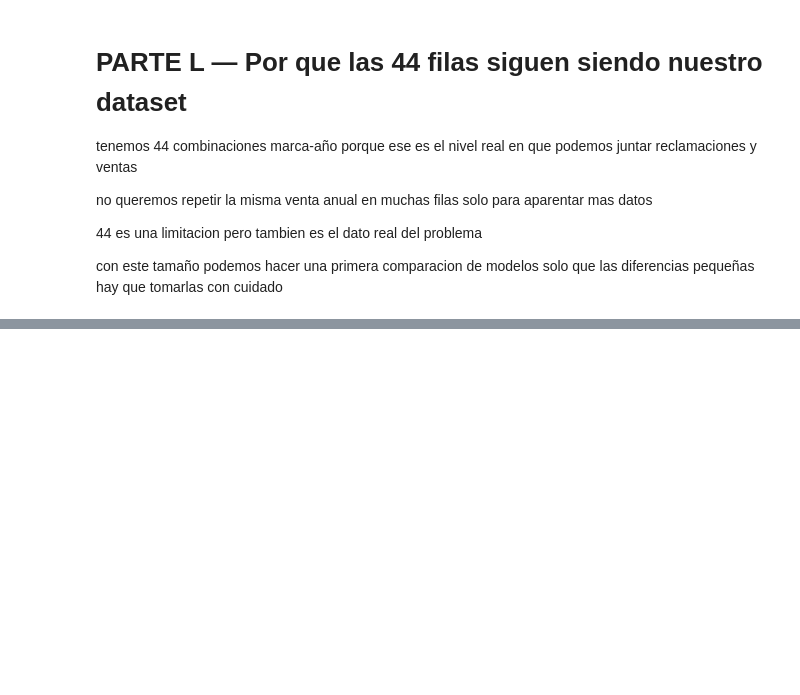
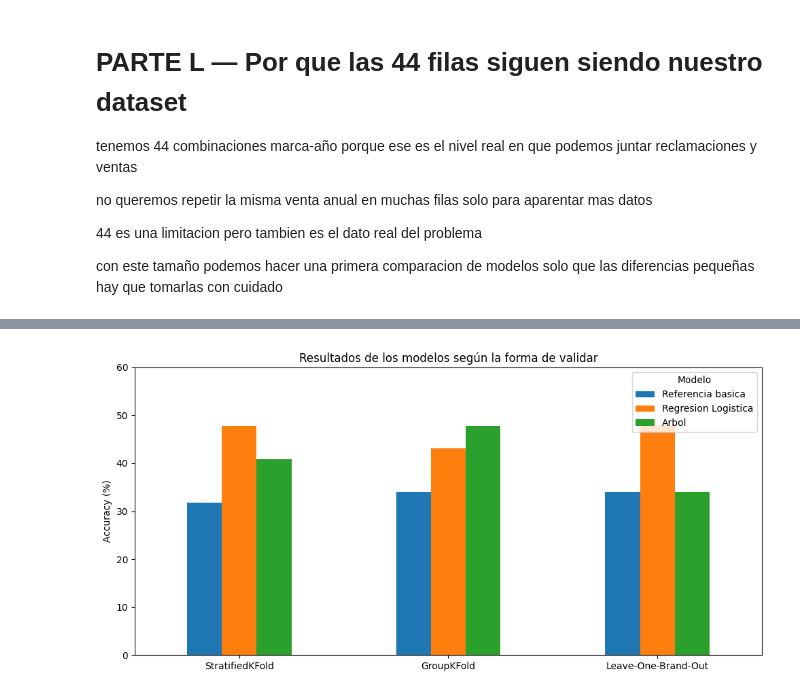
Before and after one commit to Anikawi/propuesta_parte1_S100_grupo9, a Jupyter notebook: S100_E9.ipynb, the cells around one changed output, grey strips where cells are left out. Saved outputs shown, nothing was run; the diff lists cells and outputs as text; code cells hidden in the pictures; blank space fills up the shorter version.

```diff
--- a/S100_E9.ipynb
+++ b/S100_E9.ipynb
@@ -2431,0 +2725,25 @@ solo que las diferencias pequeñas hay que tomarlas con cuidado
+# %%
+tabla_resultados_final = resultados_validacion.copy()
+tabla_resultados_final["Aciertos de 44"] = (
+    tabla_resultados_final["Accuracy"] * len(X)
+).round().astype(int)
+tabla_resultados_final["Accuracy (%)"] = (
+    tabla_resultados_final["Accuracy"] * 100
+).round(1)
+tabla_resultados_final["F1 macro"] = tabla_resultados_final["F1_macro"].round(3)
+
+orden_esquemas = ["StratifiedKFold", "GroupKFold", "Leave-One-Brand-Out"]
+orden_modelos = ["Referencia basica", "Regresion Logistica", "Arbol"]
+
+tabla_resultados_final["Esquema"] = pd.Categorical(
+    tabla_resultados_final["Esquema"], categories=orden_esquemas, ordered=True
+)
+tabla_resultados_final["Modelo"] = pd.Categorical(
+    tabla_resultados_final["Modelo"], categories=orden_modelos, ordered=True
+)
+
+display(
+    tabla_resultados_final.sort_values(["Esquema", "Modelo"])[
+        ["Esquema", "Modelo", "Aciertos de 44", "Accuracy (%)", "F1 macro"]
+    ].reset_index(drop=True)
+)
@@ -2431,0 +2761,18 @@ solo que las diferencias pequeñas hay que tomarlas con cuidado
+# %%
+grafica_resultados = (
+    resultados_validacion
+    .pivot(index="Esquema", columns="Modelo", values="Accuracy")
+    .reindex(orden_esquemas)[orden_modelos]
+    .mul(100)
+)
+grafica_resultados.plot(kind="bar", figsize=(10, 5))
+plt.title("Resultados de los modelos según la forma de validar")
+plt.ylabel("Accuracy (%)")
+plt.xlabel("")
+plt.ylim(0, 60)
+plt.xticks(rotation=0)
+plt.legend(title="Modelo", loc="upper right")
+plt.tight_layout()
+plt.show()
+# %% [output]
+[figure, added]
```
Also changed, not shown: parts of 40 cells of this notebook.
